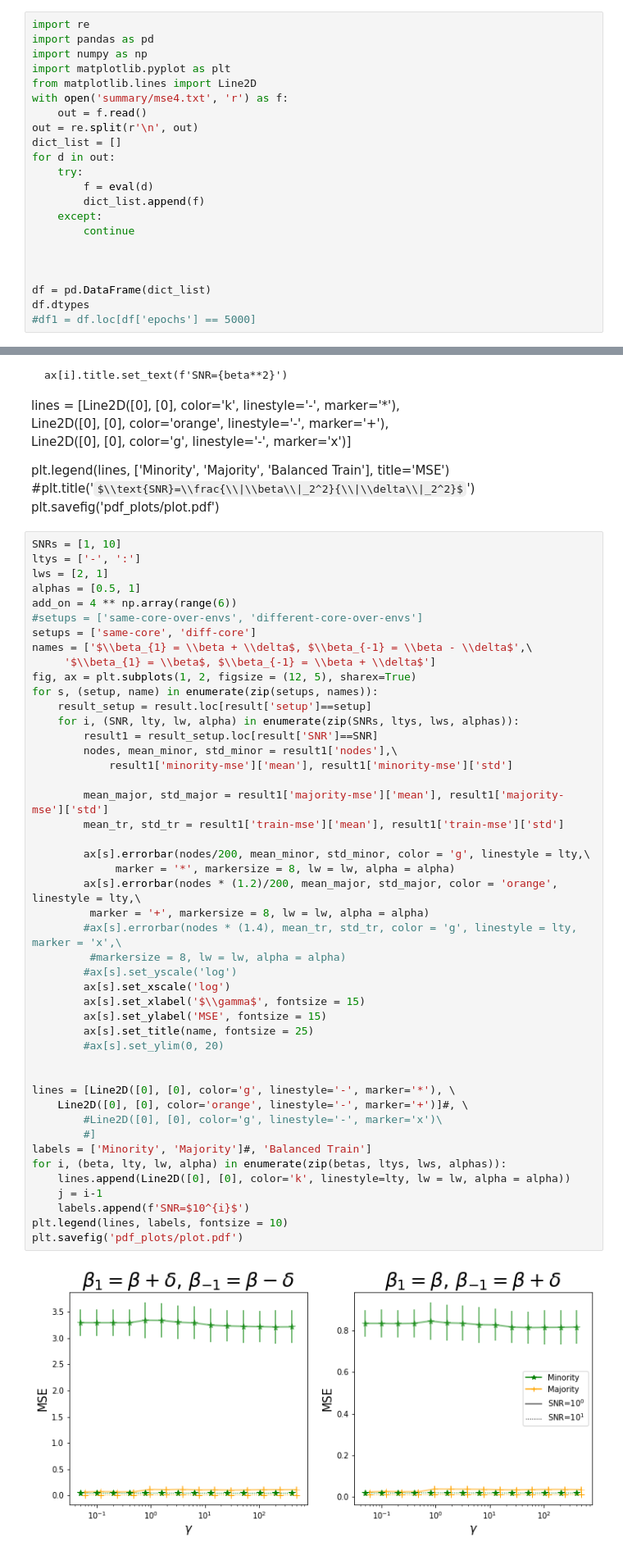
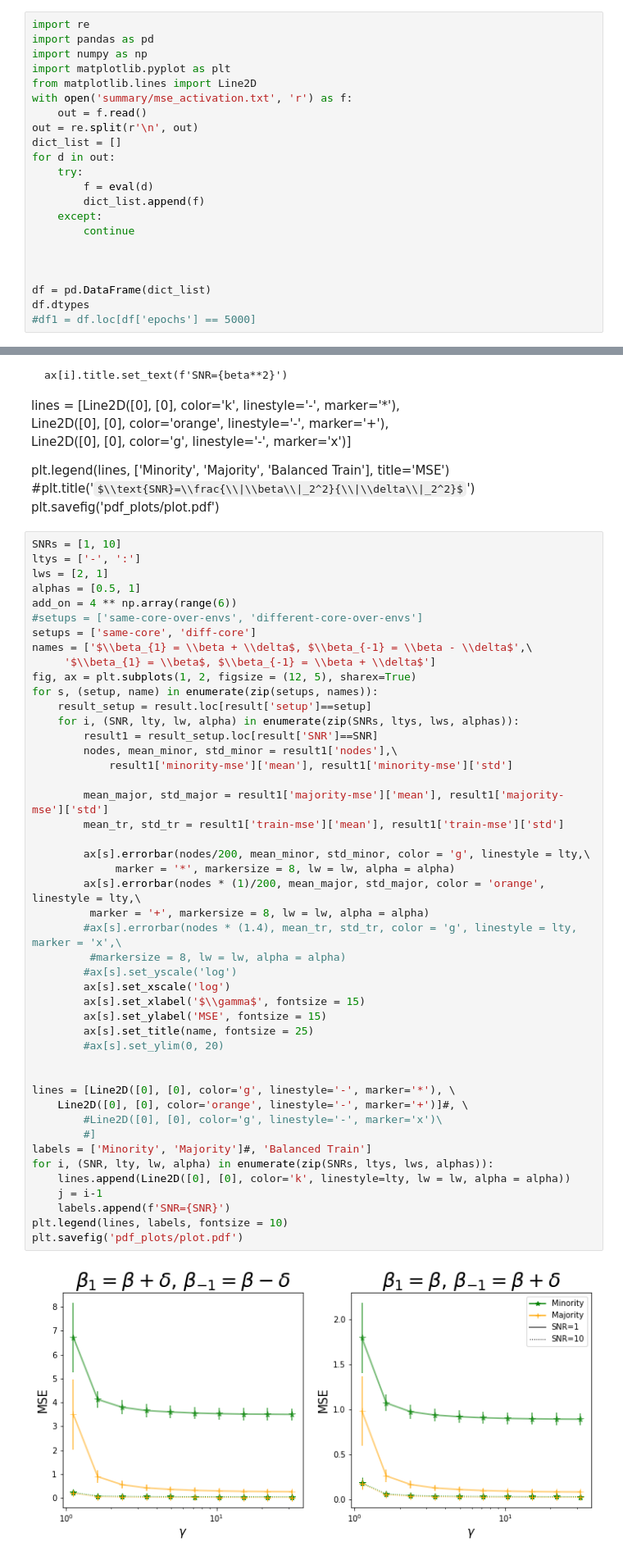
Before and after one commit to smaityumich/overparameterized-group-fairness, a Jupyter notebook: plots.ipynb, the cells around one changed output, grey strips where cells are left out. Shown: that part at 82% size. Cells and saved outputs as stored; diff of their text form; some formulas as TeX source.

```diff
--- a/plots.ipynb
+++ b/plots.ipynb
@@ -108,7 +108,7 @@ import pandas as pd
 import numpy as np
 import matplotlib.pyplot as plt
 from matplotlib.lines import Line2D
-with open('summary/mse4.txt', 'r') as f:
+with open('summary/mse_activation.txt', 'r') as f:
     out = f.read()
 out = re.split(r'\n', out)
 dict_list = []
@@ -201,37 +201,37 @@ for s, (setup, name) in enumerate(zip(setups, names)):
         result1 = result_setup.loc[result['SNR']==SNR]
         nodes, mean_minor, std_minor = result1['nodes'],\
             result1['minority-mse']['mean'], result1['minority-mse']['std']
 
         mean_major, std_major = result1['majority-mse']['mean'], result1['majority-mse']['std']
         mean_tr, std_tr = result1['train-mse']['mean'], result1['train-mse']['std']
 
         ax[s].errorbar(nodes/200, mean_minor, std_minor, color = 'g', linestyle = lty,\
              marker = '*', markersize = 8, lw = lw, alpha = alpha)
-        ax[s].errorbar(nodes * (1.2)/200, mean_major, std_major, color = 'orange', linestyle = lty,\
+        ax[s].errorbar(nodes * (1)/200, mean_major, std_major, color = 'orange', linestyle = lty,\
          marker = '+', markersize = 8, lw = lw, alpha = alpha)
         #ax[s].errorbar(nodes * (1.4), mean_tr, std_tr, color = 'g', linestyle = lty, marker = 'x',\
          #markersize = 8, lw = lw, alpha = alpha)
         #ax[s].set_yscale('log')
         ax[s].set_xscale('log')
         ax[s].set_xlabel('$\\gamma$', fontsize = 15)
         ax[s].set_ylabel('MSE', fontsize = 15)
         ax[s].set_title(name, fontsize = 25)
         #ax[s].set_ylim(0, 20)
 
 
 lines = [Line2D([0], [0], color='g', linestyle='-', marker='*'), \
     Line2D([0], [0], color='orange', linestyle='-', marker='+')]#, \
         #Line2D([0], [0], color='g', linestyle='-', marker='x')\
         #]
 labels = ['Minority', 'Majority']#, 'Balanced Train']
-for i, (beta, lty, lw, alpha) in enumerate(zip(betas, ltys, lws, alphas)):
+for i, (SNR, lty, lw, alpha) in enumerate(zip(SNRs, ltys, lws, alphas)):
     lines.append(Line2D([0], [0], color='k', linestyle=lty, lw = lw, alpha = alpha))
     j = i-1
-    labels.append(f'SNR=$10^{i}$')
+    labels.append(f'SNR={SNR}')
 plt.legend(lines, labels, fontsize = 10)
 plt.savefig('pdf_plots/plot.pdf')
 # %% [output]
-[figure, old version]
+[figure, new version]
 # %% [markdown]
 import numpy as np
 n, d = 200, 10
```
Also changed, not shown: parts of 1 cell of this notebook, 2 other files.
